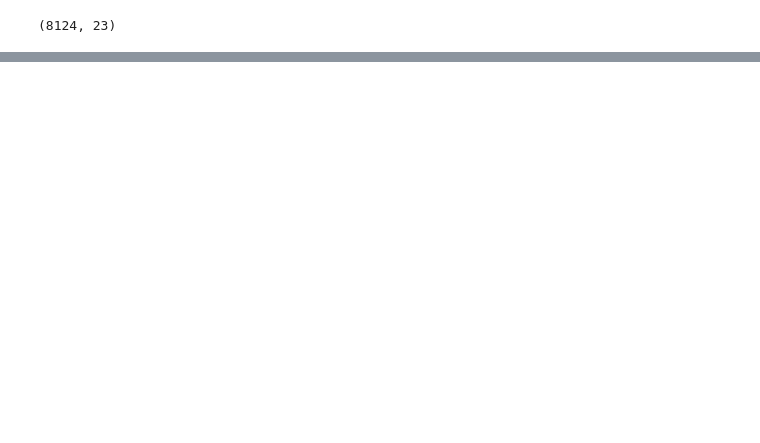
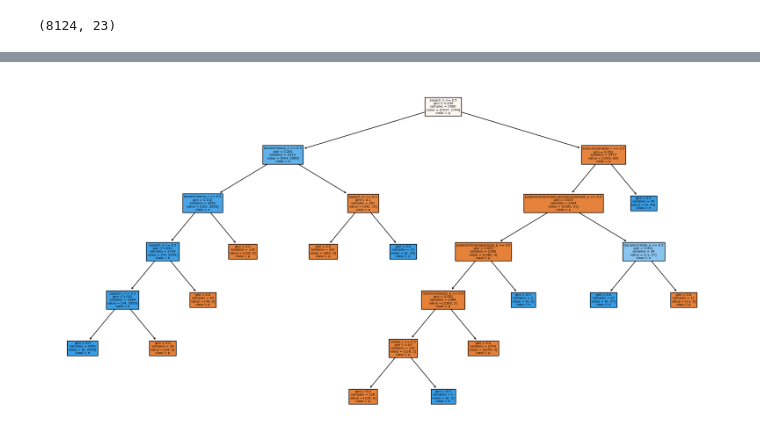
Before and after one commit to JakLjk/mushroomDecisionTree, a Jupyter notebook: Projekt/drzewo_klasyfikacyjne.ipynb, the cells around one changed output, grey strips where cells are left out. Cells and saved outputs as stored; diff of their text form; code cells hidden in the pictures; blank space fills up the shorter version.

```diff
--- a/Projekt/drzewo_klasyfikacyjne.ipynb
+++ b/Projekt/drzewo_klasyfikacyjne.ipynb
@@ -79,0 +178,29 @@ df.shape
+# %%
+#### Czesc 2 - pruning i ROC
+from sklearn.tree import DecisionTreeClassifier
+from sklearn.metrics import roc_curve, auc
+import numpy as np
+
+# Uzyskanie wskaźników złożoności i błędu walidacyjnego
+path = decision_tree.cost_complexity_pruning_path(X_train, y_train)
+ccp_alphas, impurities = path.ccp_alphas, path.impurities
+# %%
+# Przeprowadzenie pruning dla różnych wartości ccp_alpha
+clfs = []
+for ccp_alpha in ccp_alphas:
+    clf = DecisionTreeClassifier(random_state=123, ccp_alpha=ccp_alpha)
+    clf.fit(X_train, y_train)
+    clfs.append(clf)
+# %%
+# Wybór optymalnego drzewa na podstawie minimalizacji x_error
+train_scores = [clf.score(X_train, y_train) for clf in clfs]
+test_scores = [clf.score(X_test, y_test) for clf in clfs]
+optimal_index = np.argmax(test_scores)  # Znajdź indeks z najwyższą dokładnością na zbiorze testowym
+optimal_tree = clfs[optimal_index]
+# %%
+# Wizualizacja przyciętego drzewa
+plt.figure(figsize=(20, 10))
+plot_tree(optimal_tree, feature_names=X.columns, class_names=['p', 'e'], filled=True)
+plt.show()
+# %% [output]
+[figure, added]
```
Also changed, not shown: parts of 16 cells of this notebook, 2 other files.
